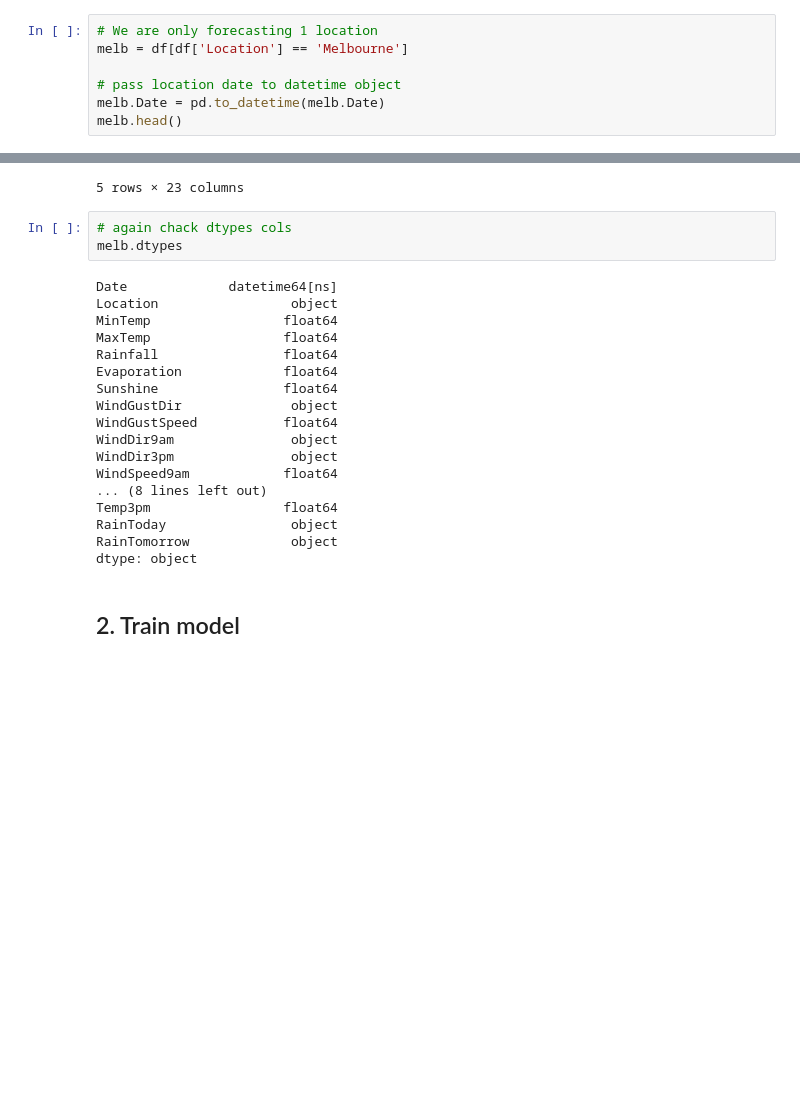
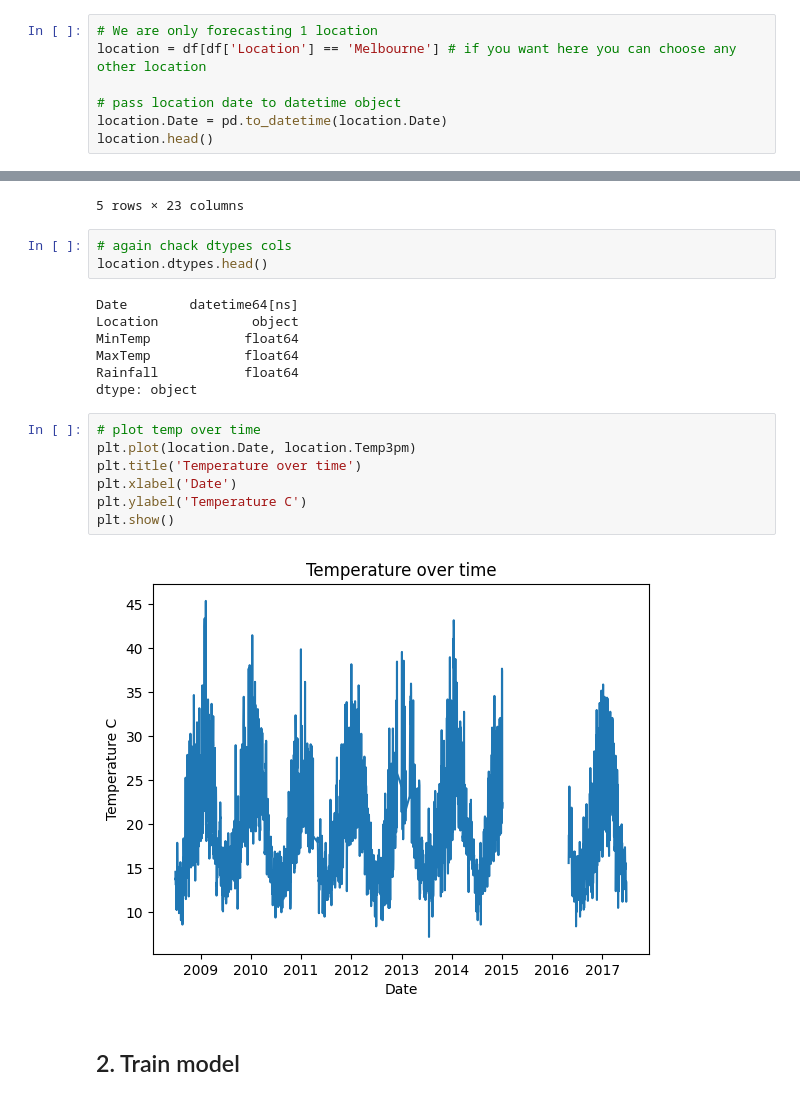
Before and after one commit to ortizfram/Forecasting-Weather-with-Neural-Prophet, a Jupyter notebook: neural-prophet.ipynb, the cells around one changed output, grey strips where cells are left out. Cells and saved outputs as stored; diff of their text form; blank space fills up the shorter version.

Commit message:
plot temp ovee time

```diff
--- a/neural-prophet.ipynb
+++ b/neural-prophet.ipynb
@@ -69,11 +75,11 @@ RainTomorrow      object
 dtype: object
 # %%
 # We are only forecasting 1 location
-melb = df[df['Location'] == 'Melbourne']
+location = df[df['Location'] == 'Melbourne'] # if you want here you can choose any other location
 
 # pass location date to datetime object
-melb.Date = pd.to_datetime(melb.Date)
-melb.head()
+location.Date = pd.to_datetime(location.Date)
+location.head()
 # %% [output]
 |  | Date | Location | MinTemp | MaxTemp | Rainfall | Evaporation | Sunshine | WindGustDir | WindGustSpeed | ... |
 | 67200 | 2008-07-01 | Melbourne | 9.5 | 15.4 | 2.0 | 2.8 | 7.0 | W | 63.0 | ... |
@@ -84,25 +90,23 @@ melb.head()
 5 rows × 23 columns
 # %%
 # again chack dtypes cols
-melb.dtypes
+location.dtypes.head()
 # %% [output]
-Date             datetime64[ns]
-Location                 object
-MinTemp                 float64
-MaxTemp                 float64
-Rainfall                float64
-Evaporation             float64
-Sunshine                float64
-WindGustDir              object
-WindGustSpeed           float64
-WindDir9am               object
-WindDir3pm               object
-WindSpeed9am            float64
-... (8 lines left out)
-Temp3pm                 float64
-RainToday                object
-RainTomorrow             object
+Date        datetime64[ns]
+Location            object
+MinTemp            float64
+MaxTemp            float64
+Rainfall           float64
 dtype: object
+# %%
+# plot temp over time
+plt.plot(location.Date, location.Temp3pm)
+plt.title('Temperature over time')
+plt.xlabel('Date')
+plt.ylabel('Temperature C')
+plt.show()
+# %% [output]
+[figure, added]
 # %% [markdown]
 ## 2. Train model
 # %% [markdown]
```
Also changed, not shown: parts of 1 cell of this notebook.
